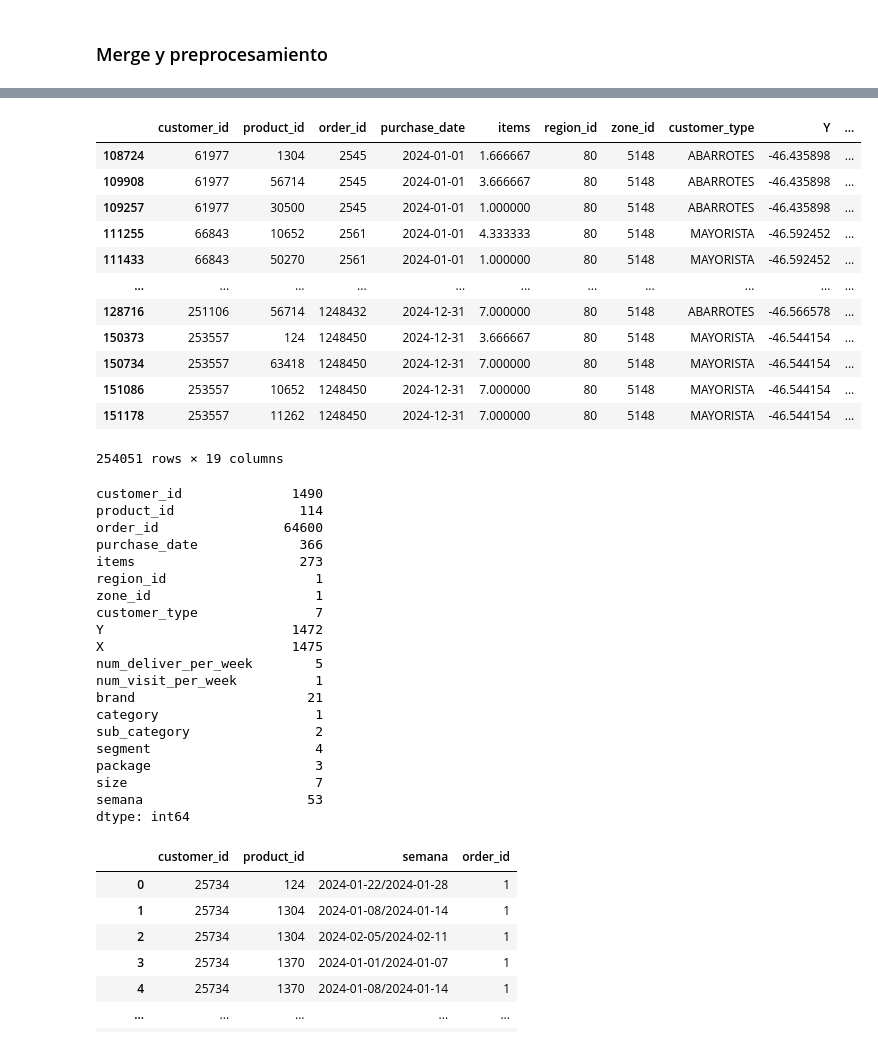
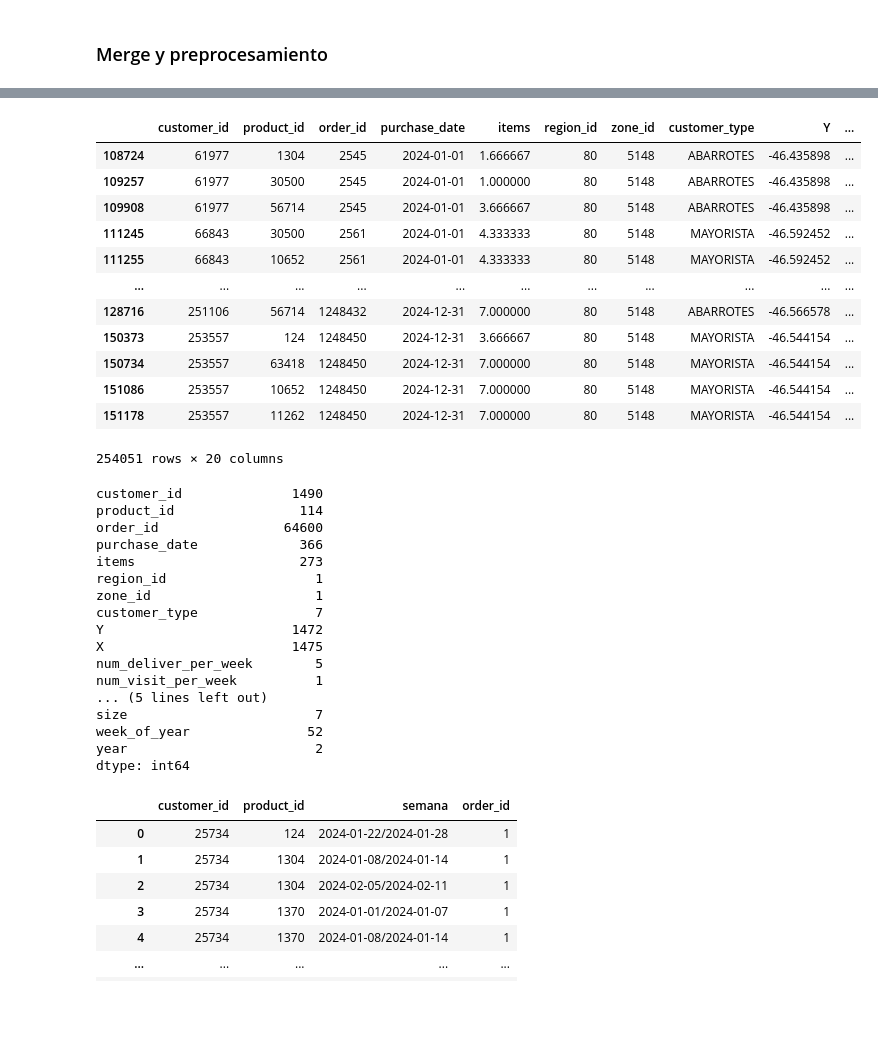
Before and after one commit to sebastianacunau/MDS7202-Laboratorios-y-Proyecto, a Jupyter notebook: Proyecto/Entrega 1/enunciado_1.ipynb, the cells around one changed output, grey strips where cells are left out. Drawn from its saved outputs; the diff is of its cells as text; code cells hidden in the pictures; blank space fills up the shorter version.

```diff
--- a/Proyecto/Entrega 1/enunciado_1.ipynb
+++ b/Proyecto/Entrega 1/enunciado_1.ipynb
@@ -406,7 +468,8 @@ df = data_transacciones.merge(data_clientes, on='customer_id', how='left')
 df = df.merge(data_productos, on='product_id', how='left')
 
 # Se agrega una columna de semana para agrupar las transacciones por semana
-df['semana'] = df['purchase_date'].dt.to_period('W')
+df['week_of_year'] = df['purchase_date'].dt.isocalendar().week
+df['year'] = df['purchase_date'].dt.isocalendar().year
 # %%
 df
 # %% [output]
@@ -426,22 +489,22 @@ df
 # %%
-df_sorted = df.sort_values(by='order_id')
+df_sorted = df.sort_values(by=['purchase_date', 'order_id'])
 df_sorted
 # %% [output]
 |  | customer_id | product_id | order_id | purchase_date | items | region_id | zone_id | customer_type | Y | ... |
 | 108724 | 61977 | 1304 | 2545 | 2024-01-01 | 1.666667 | 80 | 5148 | ABARROTES | -46.435898 | ... |
+| 109257 | 61977 | 30500 | 2545 | 2024-01-01 | 1.000000 | 80 | 5148 | ABARROTES | -46.435898 | ... |
 | 109908 | 61977 | 56714 | 2545 | 2024-01-01 | 3.666667 | 80 | 5148 | ABARROTES | -46.435898 | ... |
-| 109257 | 61977 | 30500 | 2545 | 2024-01-01 | 1.000000 | 80 | 5148 | ABARROTES | -46.435898 | ... |
+| 111245 | 66843 | 30500 | 2561 | 2024-01-01 | 4.333333 | 80 | 5148 | MAYORISTA | -46.592452 | ... |
 | 111255 | 66843 | 10652 | 2561 | 2024-01-01 | 4.333333 | 80 | 5148 | MAYORISTA | -46.592452 | ... |
-| 111433 | 66843 | 50270 | 2561 | 2024-01-01 | 1.000000 | 80 | 5148 | MAYORISTA | -46.592452 | ... |
 | ... | ... | ... | ... | ... | ... | ... | ... | ... | ... | ... |
 | 128716 | 251106 | 56714 | 1248432 | 2024-12-31 | 7.000000 | 80 | 5148 | ABARROTES | -46.566578 | ... |
 | 150373 | 253557 | 124 | 1248450 | 2024-12-31 | 3.666667 | 80 | 5148 | MAYORISTA | -46.544154 | ... |
 | 150734 | 253557 | 63418 | 1248450 | 2024-12-31 | 7.000000 | 80 | 5148 | MAYORISTA | -46.544154 | ... |
 | 151086 | 253557 | 10652 | 1248450 | 2024-12-31 | 7.000000 | 80 | 5148 | MAYORISTA | -46.544154 | ... |
 | 151178 | 253557 | 11262 | 1248450 | 2024-12-31 | 7.000000 | 80 | 5148 | MAYORISTA | -46.544154 | ... |
-254051 rows × 19 columns
+254051 rows × 20 columns
 # %%
-df.nunique()
+df_sorted.nunique()
 # %% [output]
 customer_id              1490
 product_id                114
@@ -455,13 +518,10 @@ Y                        1472
 X                        1475
 num_deliver_per_week        5
 num_visit_per_week          1
-brand                      21
-category                    1
-sub_category                2
-segment                     4
-package                     3
+... (5 lines left out)
 size                        7
-semana                     53
+week_of_year               52
+year                        2
 dtype: int64
 # %%
 df_agrupado = df.groupby(['customer_id', 'product_id', 'semana'])['order_id'].count().reset_index()
```
Also changed, not shown: parts of 6 cells of this notebook, 4 other files.
